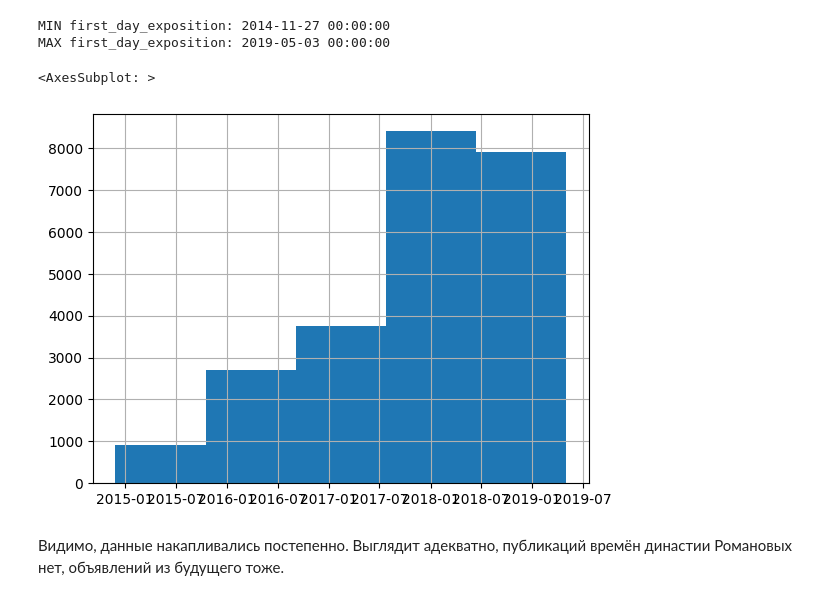
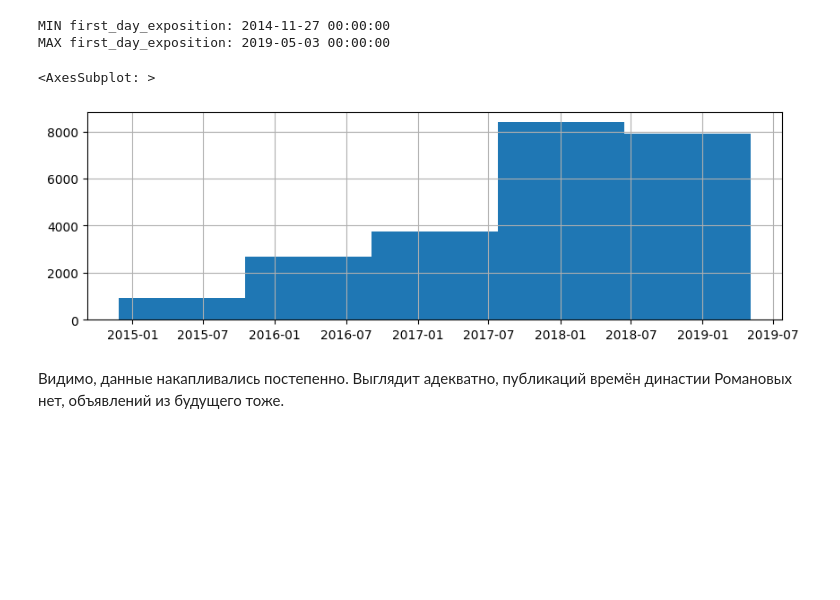
Before and after one commit to Shurick-G/practicum, a Jupyter notebook: data_exploratory_analysis/d83ccfb7-2536-4a1f-b3bd-c84b51cb1ccb.ipynb, the cells around one changed output. Saved outputs shown, nothing was run; the diff lists cells and outputs as text; code cells hidden in the pictures; blank space fills up the shorter version.

```diff
--- a/data_exploratory_analysis/d83ccfb7-2536-4a1f-b3bd-c84b51cb1ccb.ipynb
+++ b/data_exploratory_analysis/d83ccfb7-2536-4a1f-b3bd-c84b51cb1ccb.ipynb
@@ -47,0 +73,2 @@ array([[<AxesSubplot: title={'center': 'total_images'}>,
+# %%
+df['is_it_piter'] = df['locality_name'].map(lambda x: 1 if x == 'Санкт-Петербург' else 0)
@@ -161,6 +192,8 @@ df[df['last_price'] > 100000000]['last_price'].count() / df['last_price'].count(
 0.15 % – Думаю такие объекты можно исключить из анализа, т.к. их число не велико, но они могут сильно исказить результаты:
 # %%
 df = df[df['last_price'] < 100000000]
+# %%
+df['last_price_mlns']  = df['last_price'] / 1000000
 # %% [markdown]
 Далее рассмотрим поле `'total_area'`:
 # %%
@@ -188,10 +221,10 @@ print('MAX first_day_exposition:', df['first_day_exposition'].max())
 MIN first_day_exposition: 2014-11-27 00:00:00
 MAX first_day_exposition: 2019-05-03 00:00:00
 # %%
-df['first_day_exposition'].hist(bins=5) # 5 – это 5 лет
+df['first_day_exposition'].hist(bins=5, figsize=(10, 3)) # 5 – это 5 лет
 # %% [output]
 <AxesSubplot: >
-[figure, old version]
+[figure, new version]
 # %% [markdown]
 Видимо, данные накапливались постепенно. Выглядит адекватно, публикаций времён династии Романовых нет, объявлений из будущего тоже.
 # %% [markdown]
```
Also changed, not shown: parts of 131 cells of this notebook.
